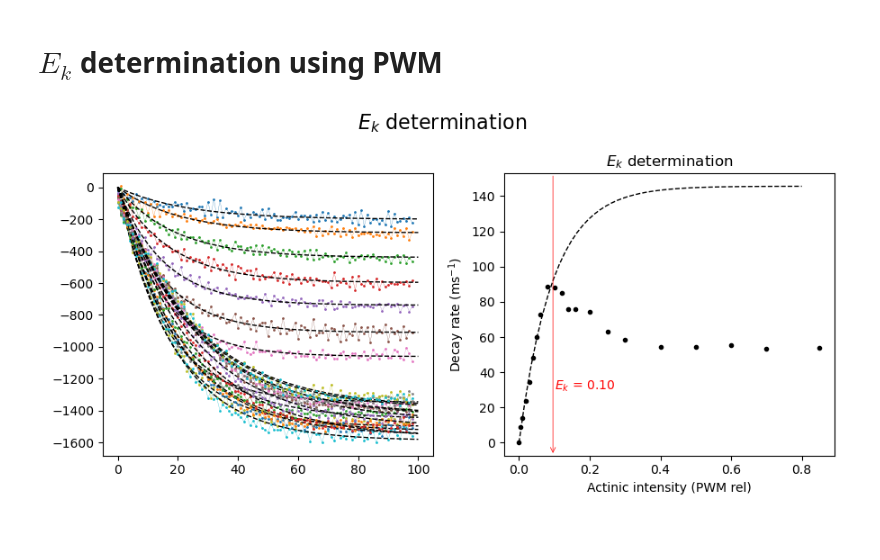
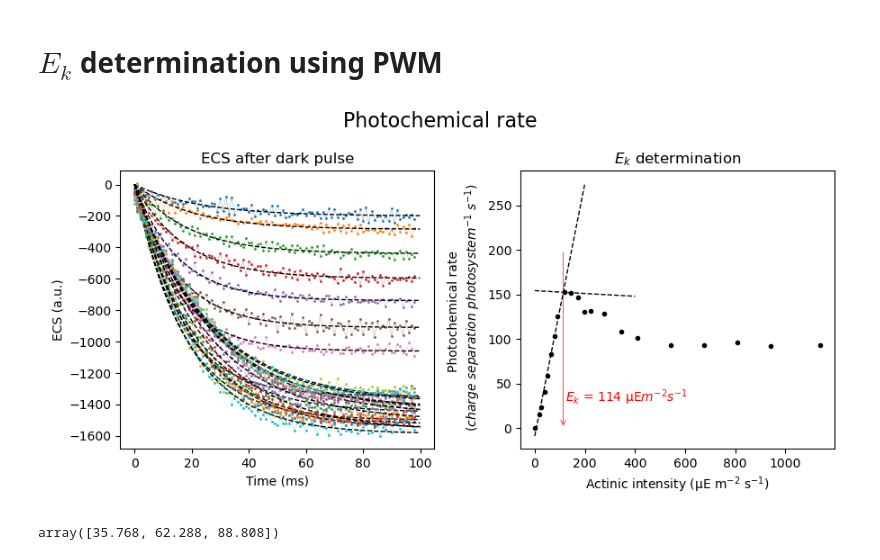
Before and after one commit to orlandomarcelo/DREAM_repo, a Jupyter notebook: Notebooks/Ek.ipynb, the cells around one changed output. Saved outputs shown, nothing was run; the diff lists cells and outputs as text; code cells hidden in the pictures.

```diff
--- a/Notebooks/Ek.ipynb
+++ b/Notebooks/Ek.ipynb
@@ -18,3 +18,17 @@ import tools
 importlib.reload(ExperimentClass)
 importlib.reload(tools)
 manip = ExperimentClass.Experiment("20230519_Ek", "JTS", local = "IBPC")
+# %%
+calib = ExperimentClass.Experiment("20230519_ECS_calib", "JTS")
+# %%
+fig, ax1 = plt.subplots(1,1)
+ax1.plot(calib.clean_times[0], calib.clean_data[0], 'o-', linewidth = 0.5, markersize = 2)
+ax1.set_title("Single turnover flash calibration at 520 nm", fontsize = 16)
+ax1.set_xlabel("Time (ms)", fontsize = 14)
+ax1.set_ylabel("ECS (a. u.)", fontsize = 14)
+delta = calib.clean_data[0][20] - calib.clean_data[0][19]
+
+ax1.text( -900, 300, f"{delta : .0f} ECS units for one", fontsize = 14)
+ax1.text( -900, 250, f"charge separation per PS", fontsize = 14)
+
+fig.tight_layout()
@@ -75,11 +91,11 @@ importlib.reload(mf)
 importlib.reload(tools)
 
 fig, (ax1, ax2) = plt.subplots(1,2, figsize = (9,4.5))
-figure_name = "$E_{k}$ determination "
+figure_name = "Photochemical rate "
 fig.suptitle(figure_name, fontsize = 16)
 
 Intensity = 1326 * np.asarray(PWM_rel) + 11.9
-Intensity = PWM_rel.copy()
+#Intensity = PWM_rel.copy()
 
 start = 0
 stop = 100
@@ -101,59 +117,67 @@ for i, k in enumerate(PWM_rel):
     yfit.append(y)
     param.append(popt)
     ax1.plot(xfit[i],yfit[i], '--', color ='k', linewidth = 1)
-    vitesse.append(-param[i][0]/param[i][1])
+    vitesse.append(-1000*param[i][0]/(delta*param[i][1]))
 
-Intensity.insert(0,0)
+ax1.set_xlabel("Time (ms)")
+ax1.set_ylabel("ECS (a.u.)")
+ax1.set_title("ECS after dark pulse")
+
+#Intensity.insert(0,0)
+Intensity = np.insert(Intensity, 0, 0)
 vitesse.insert(0,0)
 
 ax2.plot(Intensity, vitesse,'o', color ='k', markersize = 3)
 
-Ek_fit = "exp" # "lin", "exp", overshoot" or "test"
+Ek_fit = "lin" # "lin", "exp", overshoot" or "test"
 
 if Ek_fit == "exp":
-    popt, xfit, yfit = tools.Ek_fit(Intensity[0:10], vitesse[0:10], 0, 0.8, 50, p0 = [88, 0.07])
+    popt, xfit, yfit = tools.Ek_fit(Intensity[0:10], vitesse[0:10], 0, 200, 50, p0 = [88, 0.07])
     ax2.plot(xfit, yfit, '--', color ='k', linewidth = 1)
     Ek = popt[1]
     ax2.annotate("", xy=(Ek, ax2.get_ylim()[0]), xytext=(Ek, ax2.get_ylim()[1]), arrowprops=dict(arrowstyle="->", color="red", linewidth = 0.5))
     ax2.text(0.1, 30, f"$E_k$ = {Ek:.2f}", fontsize = 10, color = "red")
 
 if Ek_fit == "lin":
-    popt1, x1fit, y1fit = tools.lin_fit(Intensity[0:8], vitesse[0:8], 0, 0.2,30)
-    popt2, x2fit, y2fit = tools.lin_fit(Intensity[8:10], vitesse[8:10], 0, 0.4,30)
+    popt1, x1fit, y1fit = tools.lin_fit(Intensity[0:8], vitesse[0:8], 0, 200,30)
+    popt2, x2fit, y2fit = tools.lin_fit(Intensity[8:10], vitesse[8:10], 0, 400,30)
     ax2.plot(x1fit, y1fit, '--', color ='k', linewidth = 1)
     ax2.plot(x2fit, y2fit, '--', color ='k', linewidth = 1)
     Ek = (popt2[1] - popt1[1])/(popt1[0] - popt2[0])
-    ax2.annotate("", xy=(Ek, 0), xytext=(Ek, 100), arrowprops=dict(arrowstyle="->", color="red", linewidth = 0.5))
-    ax2.text(0.1, 30, f"$E_k$ = {Ek:.2f}", fontsize = 10, color = "red")
+    ax2.annotate("", xy=(Ek, 0), xytext=(Ek, 200), arrowprops=dict(arrowstyle="->", color="red", linewidth = 0.5))
+    ax2.text(Ek + 10, 30, f"$E_k$ = {Ek:.0f}" + " µE$m^{-2} s^{-1}$", fontsize = 10, color = "red")
 
-    auxx = np.linspace(0,0.2,50)
-
-    ax2.plot(auxx, mf.exp_saturation(auxx,88,Ek), '--', color ='blue', linewidth = 1)
 
 if Ek_fit == "overshoot":
     popt, xfit, yfit = tools.sat_overshoot_fit(Intensity, vitesse, 0, 0.8, 50, p0 = [55, 0.02, 40, 0.1])
     ax2.plot(xfit, yfit, '--', color ='k', linewidth = 1)
     Ek = popt[1]
     ax2.annotate("", xy=(Ek, ax2.get_ylim()[0]), xytext=(Ek, ax2.get_ylim()[1]), arrowprops=dict(arrowstyle="->", color="red", linewidth = 0.5))
-    ax2.text(0.1, 30, f"$E_k$ = {Ek:.2f}", fontsize = 10, color = "red")
+    ax2.text(Ek + 10, 30, f"$E_k$ = {Ek:.0f}", fontsize = 10, color = "red")
 
 
 
 
 ax2.set_title("$E_{k}$ determination")
-ax2.set_xlabel("Actinic intensity (PWM rel)")
-ax2.set_ylabel("Decay rate (ms$^{-1}$)")
+ax2.set_xlabel("Actinic intensity (µE m$^{-2}$ s$^{-1}$)")
+ax2.set_ylabel("Photochemical rate \n ($charge$ $separation$ $photosystem^{-1}$ $s^{-1}$)")
 # ax2.set_xlim([0,0.13])
 # ax2.set_ylim([0,100])
 
 fig.tight_layout()
 
 plt.show()
 
 fig_folder = manip.path + "/Figures"
 if not os.path.isdir(fig_folder):
     os.mkdir(fig_folder)
 
 fig.savefig(fig_folder + "/" + figure_name + Ek_fit + ".png")
 # %% [output]
-[figure, old version]
+[figure, new version]
+# %%
+range = [0.018, 0.038, 0.058]
+range_I = 1326 * np.asarray(range) + 11.9
+range_I
+# %% [output]
+array([35.768, 62.288, 88.808])
```
Also changed, not shown: parts of 1 cell of this notebook, 5 other files.
